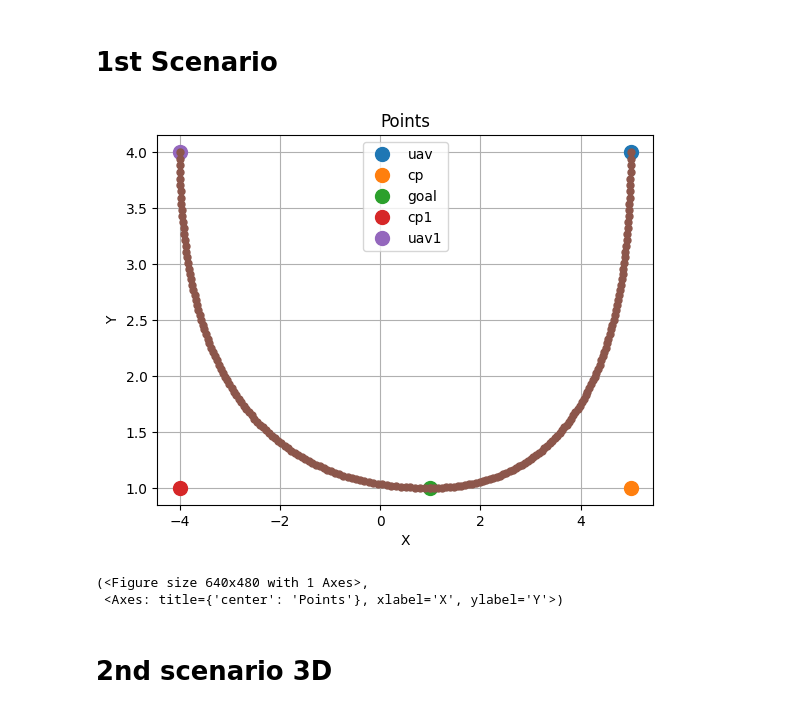
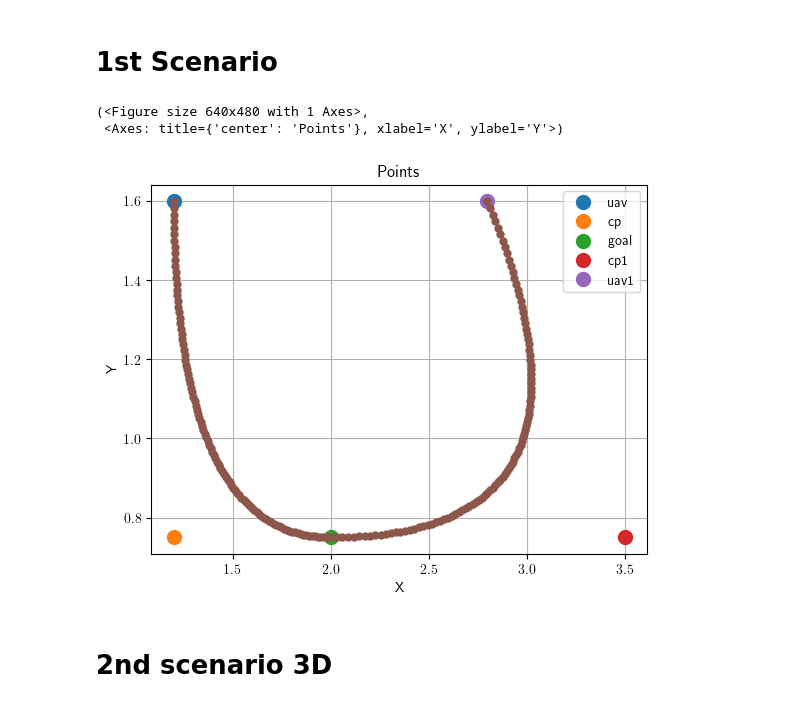
Before and after one commit to fzoric8/ros_utils, a Jupyter notebook: play/BezierLitterPickup.ipynb, the cells around one changed output. Drawn from its saved outputs; the diff is of its cells as text; code cells hidden in the pictures.

Commit message:
Commiting plots for ICRA

```diff
--- a/play/BezierLitterPickup.ipynb
+++ b/play/BezierLitterPickup.ipynb
@@ -5,3 +3,7 @@ import numpy as np
+# %%
+import numpy as np
+import matplotlib.pyplot as plt
+plt.rcParams['text.usetex'] = True
 # %%
 import scipy
 # %%
@@ -143,23 +156,23 @@ def create_quadratic_bezier_curve(p0, p1, p2, start_t=0, end_t=1, dt=0.01):
 # %% [markdown]
 # 1st Scenario
 # %%
-pts_ = {"uav": (5, 4),
-        "cp": (5, 1),
-       "goal": (1, 1),
-        "cp1": (-4, 1),
-        "uav1": (-4, 4)}
+pts_ = {"uav": (1.2, 1.6),
+        "cp": (1.2, 0.75),
+       "goal": (2, 0.75),
+        "cp1": (3.5, 0.75),
+        "uav1": (2.8, 1.6)}
 
 fig0, ax0 = plot_points(pts_)
 Bquad1 = create_quadratic_bezier_curve( pts_["uav"], pts_["cp"], pts_["goal"])
 Bquad2 = create_quadratic_bezier_curve( pts_["goal"], pts_["cp1"], pts_["uav1"])
 
 Bquad_complete = np.vstack((Bquad1, Bquad2))
 plot_curve(Bquad_complete, fig0, ax0)
 #plot_curve(Bquad2, fig0, ax0)
 # %% [output]
+(<Figure size 640x480 with 1 Axes>,
+ <Axes: title={'center': 'Points'}, xlabel='X', ylabel='Y'>)
-[figure, old version]
+[figure, new version]
-(<Figure size 640x480 with 1 Axes>,
- <Axes: title={'center': 'Points'}, xlabel='X', ylabel='Y'>)
 # %% [markdown]
 # 2nd scenario 3D
 # %%
```
Also changed, not shown: parts of 14 cells of this notebook, 1 other file.
